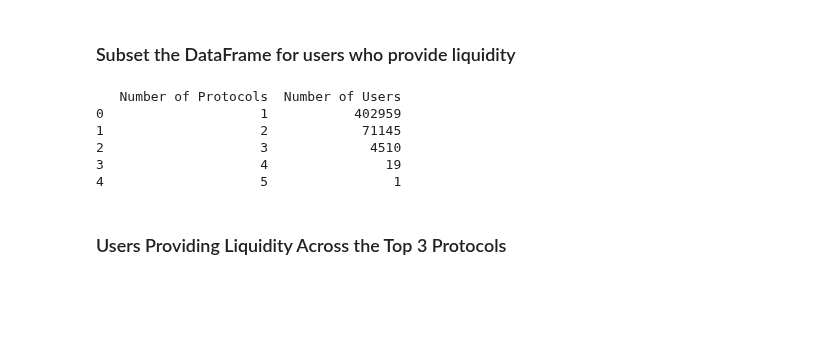
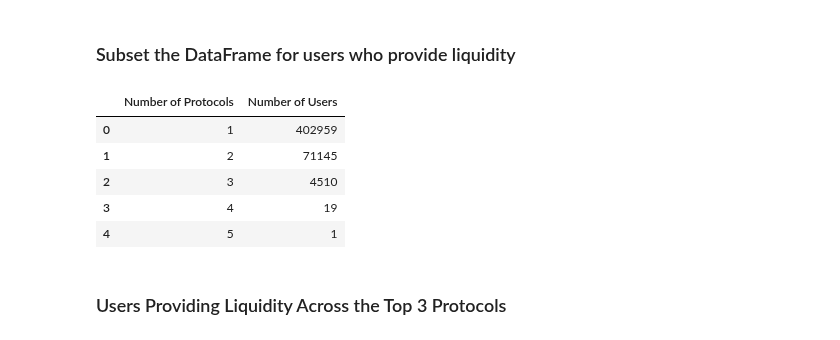
Before and after one commit to CarmineOptions/derisk-research, a Jupyter notebook: notebooks/Analyze_user_behavior_across_different_lending_protocols.ipynb, the cells around one changed output. Cells and saved outputs as stored; diff of their text form; code cells hidden in the pictures; blank space fills up the shorter version.

```diff
--- a/notebooks/Analyze_user_behavior_across_different_lending_protocols.ipynb
+++ b/notebooks/Analyze_user_behavior_across_different_lending_protocols.ipynb
@@ -71,12 +72,9 @@ parquet_urls = {
 # Load data from GCS
 gcs_df_list = []
 for protocol, url in parquet_urls.items():
-    fs = gcsfs.GCSFileSystem()
-    gcs_path = url.replace('https://storage.googleapis.com/', '')
-    with fs.open(gcs_path, 'rb') as f:
-        protocol_loan_states = pandas.read_parquet(f, engine='pyarrow')
-        protocol_loan_states['Protocol'] = protocol
-        gcs_df_list.append(protocol_loan_states)
+    protocol_loan_states = pandas.read_parquet(url, engine='pyarrow')
+    protocol_loan_states['Protocol'] = protocol
+    gcs_df_list.append(protocol_loan_states)
 
 # Combine all GCS DataFrames into one
-df_loans = pandas.concat(gcs_df_list, ignore_index=True)
+loans = pandas.concat(gcs_df_list, ignore_index=True)
@@ -100,23 +96,26 @@ Name: count, dtype: int64
 ### Subset the DataFrame for users who provide liquidity
 # %%
 # Count the number of protocols each user lends on
-liquidity_data = df_loans[df_loans['Collateral (USD)'] > 0]
-protocol_count_series = liquidity_data.groupby('User')['Protocol'].count().value_counts()
+active_loans = loans[loans['Collateral (USD)'] > 0]
+protocol_count_series = active_loans.groupby('User')['Protocol'].count().value_counts()
 
 # Convert the series to a DataFrame for better readability
 protocol_count_df_liquidity = protocol_count_series.reset_index()
-protocol_count_df_liquidity.columns = ['Number of Protocols', 'Number of Users']
+# print(protocol_count_df_liquidity.columns)
+protocol_count_df_liquidity = protocol_count_df_liquidity.rename(columns={'Protocol': 'Number of Protocols', 'count': 'Number of Users'})
+
+
 # Sort the DataFrame by the number of protocols
 protocol_count_df_liquidity = protocol_count_df_liquidity.sort_values(by='Number of Protocols')
 # %%
-print(protocol_count_df_liquidity)
+protocol_count_df_liquidity
 # %% [output]
-   Number of Protocols  Number of Users
-0                    1           402959
-1                    2            71145
-2                    3             4510
-3                    4               19
-4                    5                1
+|  | Number of Protocols | Number of Users |
+| 0 | 1 | 402959 |
+| 1 | 2 | 71145 |
+| 2 | 3 | 4510 |
+| 3 | 4 | 19 |
+| 4 | 5 | 1 |
 # %% [markdown]
 ### Users Providing Liquidity Across the Top 3 Protocols
 # %%
```
Also changed, not shown: parts of 16 cells of this notebook.
